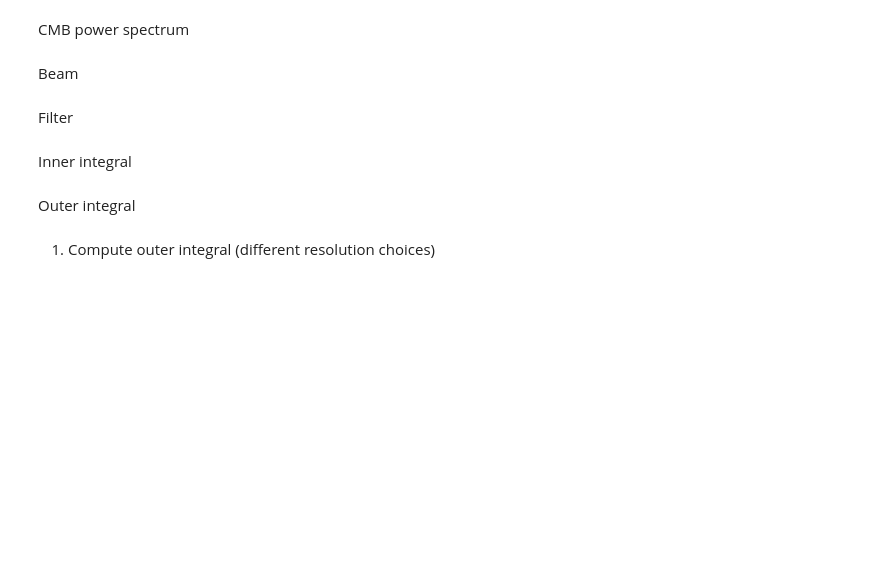
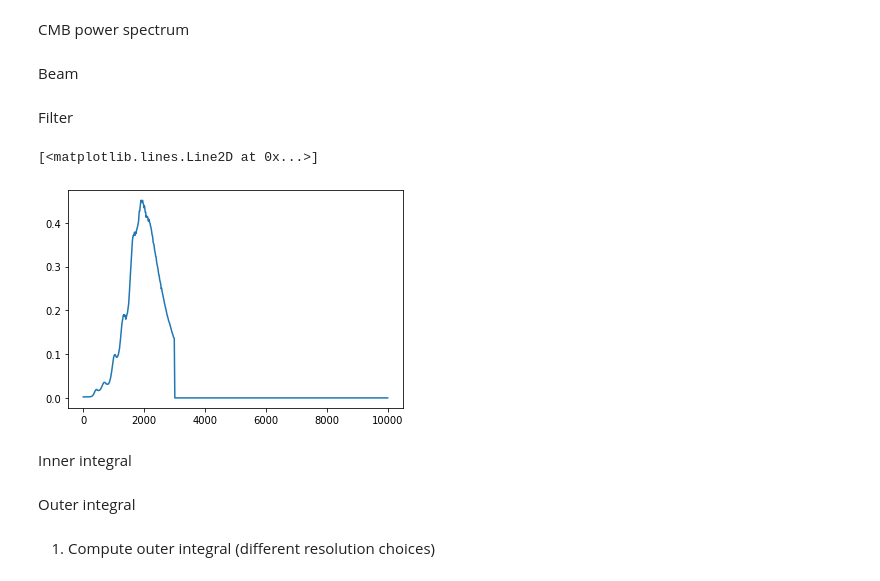
Before and after one commit to boryanah/2MPZ_vel, a Jupyter notebook: LensingCorrection.ipynb, the cells around one changed output. Drawn from its saved outputs; the diff is of its cells as text; code cells hidden in the pictures; blank space fills up the shorter version.

```diff
--- a/LensingCorrection.ipynb
+++ b/LensingCorrection.ipynb
@@ -25,6 +26,11 @@ Fl = interp1d(ell, Fl_th, bounds_error=False, fill_value=0)
 # %%
 def fl(l):
     return Fl(l)*bl(l)
+
+plt.plot(ell, fl(ell))
+# %% [output]
+[<matplotlib.lines.Line2D at 0x...>]
+[figure, added]
 # %% [markdown]
 Inner integral
 # %%
```
Also changed, not shown: parts of 9 cells of this notebook.
